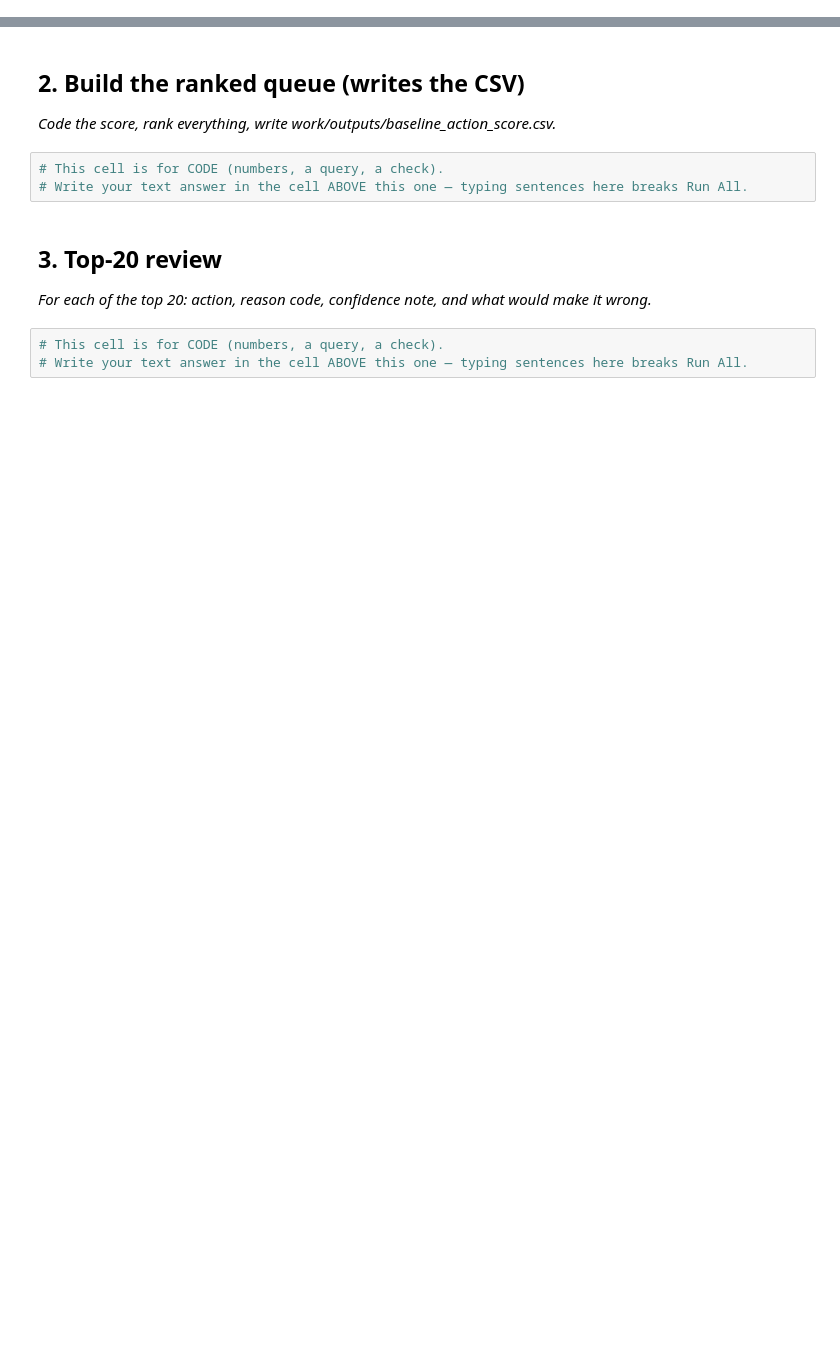
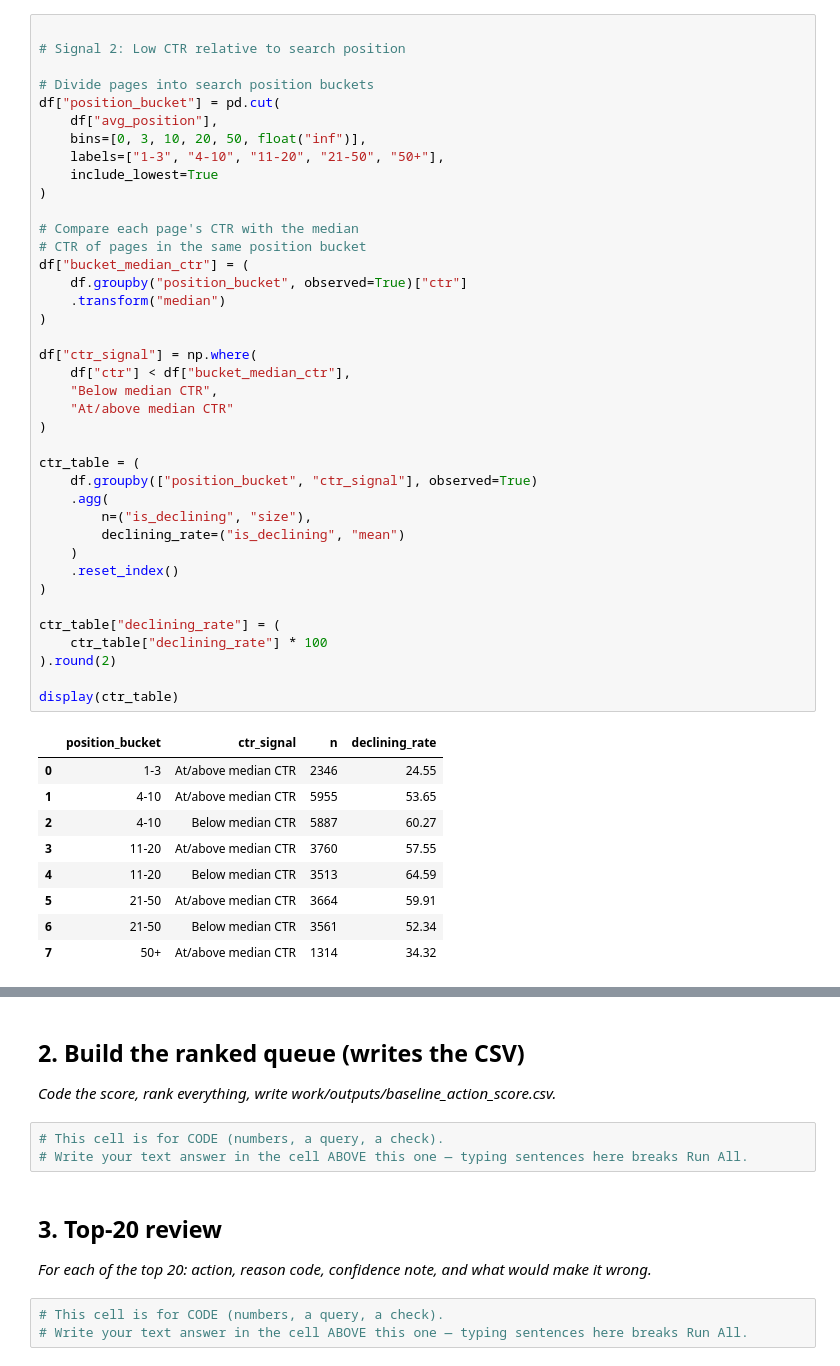
Before and after one commit to Ladinski/flyrank-ml-internship, a Jupyter notebook: work/notebooks/w04_baseline_score.ipynb, the cells around one changed output, grey strips where cells are left out. Cells and saved outputs as stored; diff of their text form; blank space fills up the shorter version.

```diff
--- a/work/notebooks/w04_baseline_score.ipynb
+++ b/work/notebooks/w04_baseline_score.ipynb
@@ -15,0 +116,49 @@ This skeleton is yours to fill. Work the sections **in order** — each one has
+# %%
+
+# Signal 2: Low CTR relative to search position
+
+# Divide pages into search position buckets
+df["position_bucket"] = pd.cut(
+    df["avg_position"],
+    bins=[0, 3, 10, 20, 50, float("inf")],
+    labels=["1-3", "4-10", "11-20", "21-50", "50+"],
+    include_lowest=True
+)
+
+# Compare each page's CTR with the median
+# CTR of pages in the same position bucket
+df["bucket_median_ctr"] = (
+    df.groupby("position_bucket", observed=True)["ctr"]
+    .transform("median")
+)
+
+df["ctr_signal"] = np.where(
+    df["ctr"] < df["bucket_median_ctr"],
+    "Below median CTR",
+    "At/above median CTR"
+)
+
+ctr_table = (
+    df.groupby(["position_bucket", "ctr_signal"], observed=True)
+    .agg(
+        n=("is_declining", "size"),
+        declining_rate=("is_declining", "mean")
+    )
+    .reset_index()
+)
+
+ctr_table["declining_rate"] = (
+    ctr_table["declining_rate"] * 100
+).round(2)
+
+display(ctr_table)
+# %% [output]
+|  | position_bucket | ctr_signal | n | declining_rate |
+| 0 | 1-3 | At/above median CTR | 2346 | 24.55 |
+| 1 | 4-10 | At/above median CTR | 5955 | 53.65 |
+| 2 | 4-10 | Below median CTR | 5887 | 60.27 |
+| 3 | 11-20 | At/above median CTR | 3760 | 57.55 |
+| 4 | 11-20 | Below median CTR | 3513 | 64.59 |
+| 5 | 21-50 | At/above median CTR | 3664 | 59.91 |
+| 6 | 21-50 | Below median CTR | 3561 | 52.34 |
+| 7 | 50+ | At/above median CTR | 1314 | 34.32 |
```
Also changed, not shown: parts of 12 cells of this notebook.
